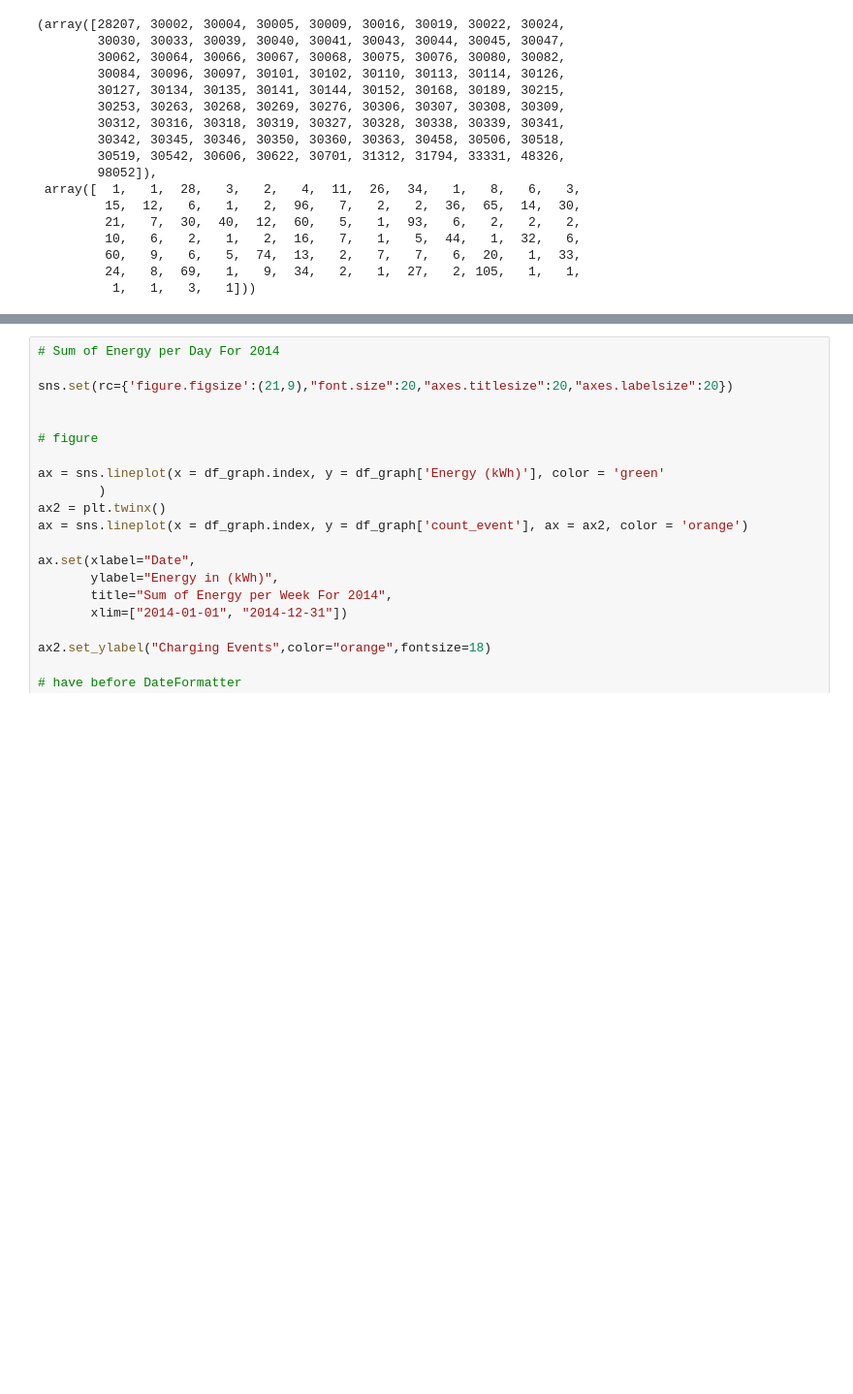
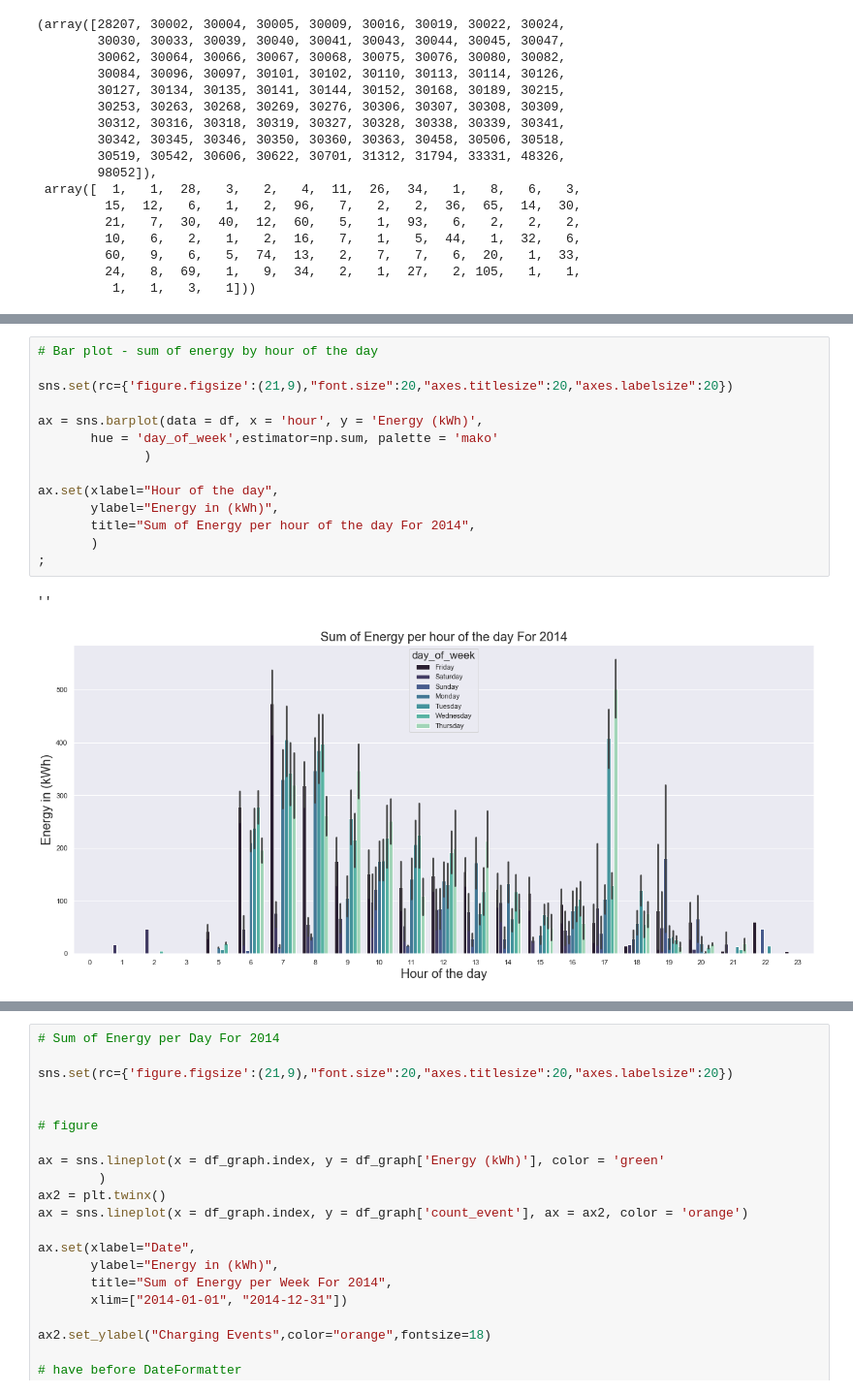
Before and after one commit to encodingintuition/EV_Infrastructure, a Jupyter notebook: code/GeorgiaTech_ev_charg_behav.ipynb, the cells around one changed output, grey strips where cells are left out. Shown: that part at 97% size. Saved outputs shown, nothing was run; the diff lists cells and outputs as text; blank space fills up the shorter version.

```diff
--- a/code/GeorgiaTech_ev_charg_behav.ipynb
+++ b/code/GeorgiaTech_ev_charg_behav.ipynb
@@ -244,0 +384,17 @@ ax.set(xlabel="Date",
+# %%
+# Bar plot - sum of energy by hour of the day
+
+sns.set(rc={'figure.figsize':(21,9),"font.size":20,"axes.titlesize":20,"axes.labelsize":20})
+
+ax = sns.barplot(data = df, x = 'hour', y = 'Energy (kWh)',
+       hue = 'day_of_week',estimator=np.sum, palette = 'mako'
+              )
+
+ax.set(xlabel="Hour of the day",
+       ylabel="Energy in (kWh)",
+       title="Sum of Energy per hour of the day For 2014",
+       )
+;
+# %% [output]
+''
+[figure, added]
```
Also changed, not shown: parts of 28 cells of this notebook, 2 other files.
